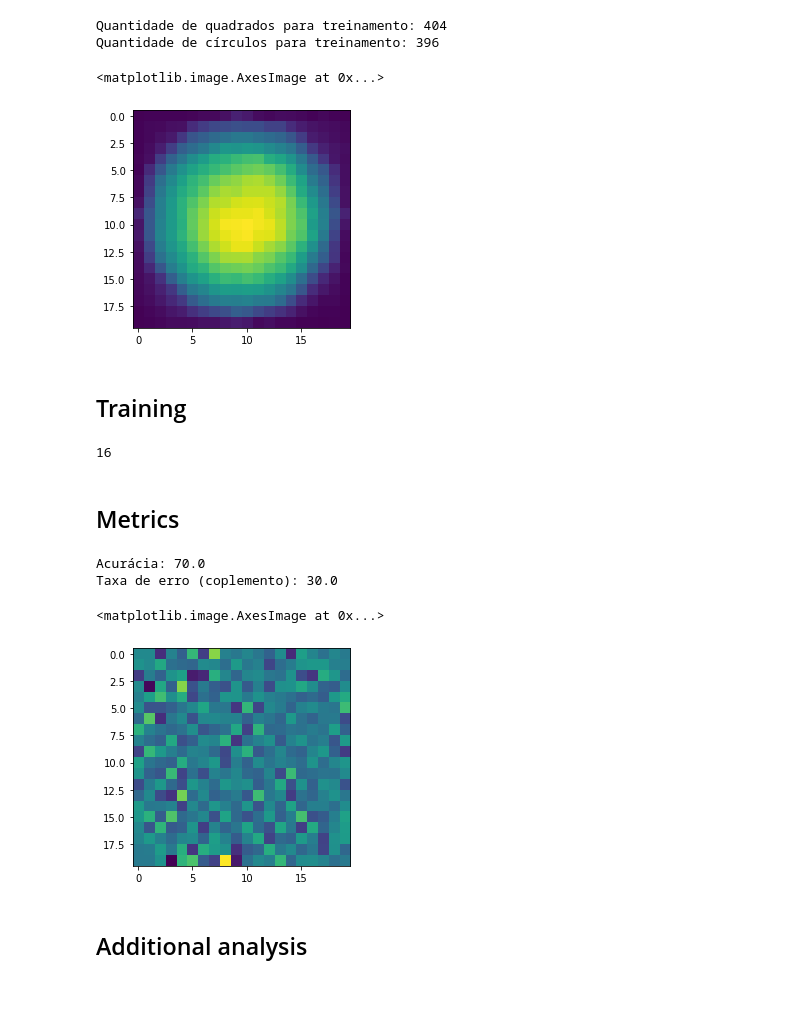
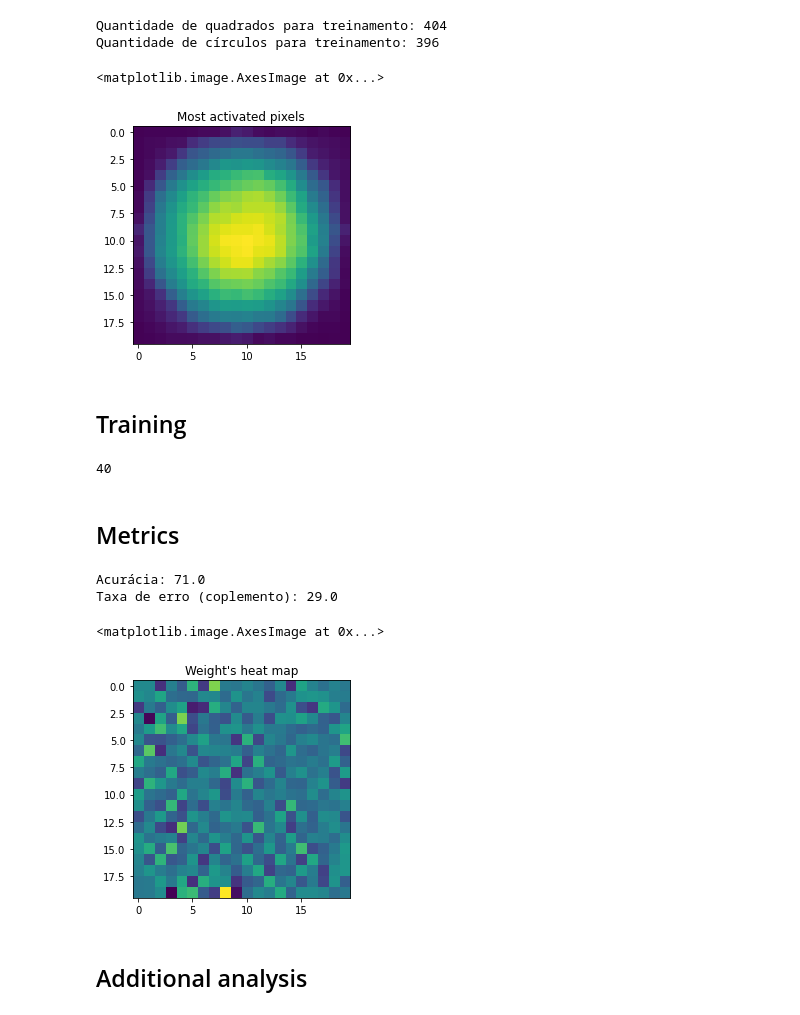
Before and after one commit to HenriqueLefundes/circle_square_rosenblatt_classifier, a Jupyter notebook: rosenblatt_classifier.ipynb, the cells around one changed output. Drawn from its saved outputs; the diff is of its cells as text; code cells hidden in the pictures.

```diff
--- a/rosenblatt_classifier.ipynb
+++ b/rosenblatt_classifier.ipynb
@@ -61,10 +67,11 @@ Quantidade de círculos para treinamento: 396
 # %%
 # Heat map of most activated pixels
 heat = np.sum(X, axis = 0).reshape((20,20))
+plt.title("Most activated pixels")
 plt.imshow(heat)
 # %% [output]
 <matplotlib.image.AxesImage at 0x...>
-[figure, old version]
+[figure, new version]
 # %% [markdown]
 <h2>Training</h2>
 # %%
@@ -102,16 +109,16 @@ def Rosenblatt_minibatch(x, d, eta, Nt, Ne, Nb, dw):
     return W
 # %%
 # Set the training parameters
-eta = 50
+eta = 1
 Nt = X.shape[0]
 Ne = 10000
-Nb = 50
+Nb = 20
 dw = 10
 Nmb = int(np.floor(Nt / Nb))
 
-print(Nmb)
+print(Nmb) # Number of mini batches
 # %% [output]
-16
+40
 # %%
 # Train the model and get the weights
 W = Rosenblatt_minibatch(X, d, eta, Nt, Ne, Nb, dw)
@@ -129,12 +136,13 @@ print("Taxa de erro (coplemento):", 100 - accuracy*100)
 
 # Weights' heat map
 heat_map_weights = Wfinal[1:].reshape((20,20))
+plt.title("Weight's heat map")
 plt.imshow(heat_map_weights)
 # %% [output]
-Acurácia: 70.0
-Taxa de erro (coplemento): 30.0
+Acurácia: 71.0
+Taxa de erro (coplemento): 29.0
 <matplotlib.image.AxesImage at 0x...>
-[figure, old version]
+[figure, new version]
 # %% [markdown]
 <h2>Additional analysis</h2>
 # %% [markdown]
```
Also changed, not shown: parts of 12 cells of this notebook, 1 other file.
